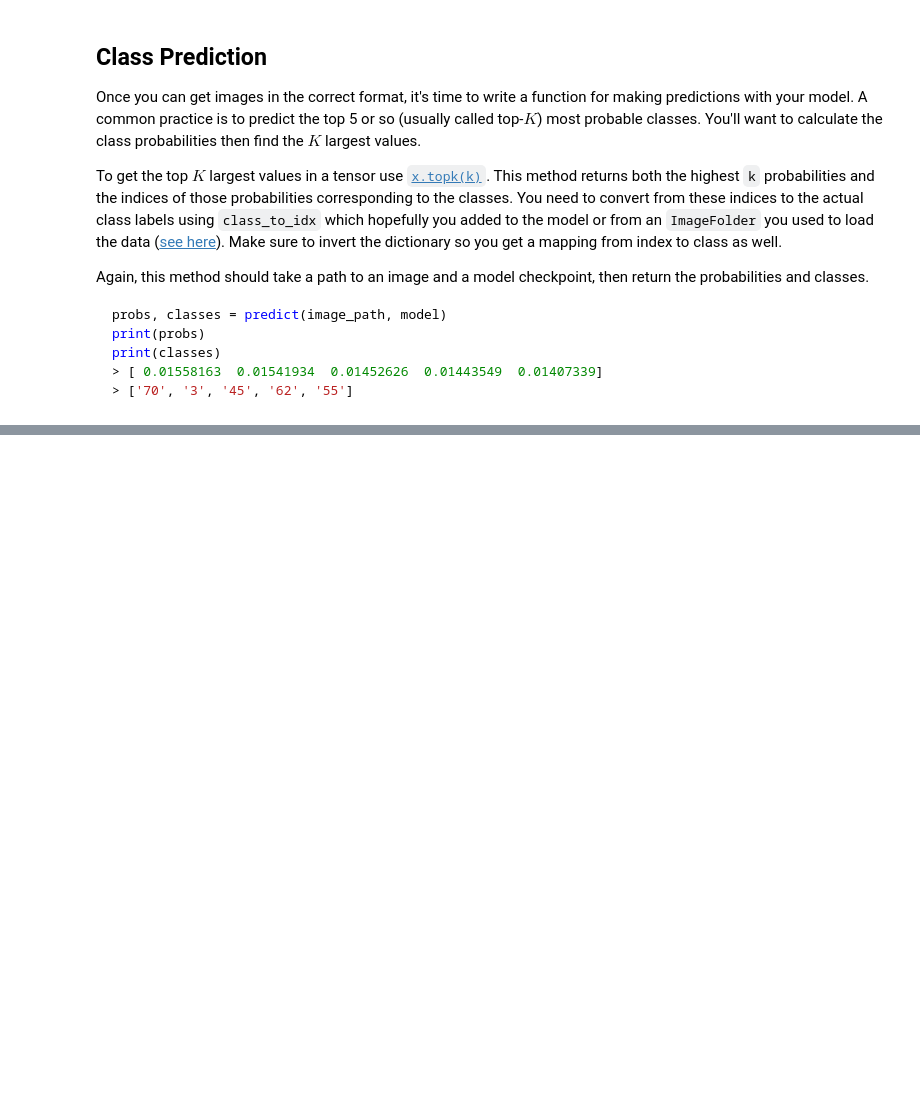
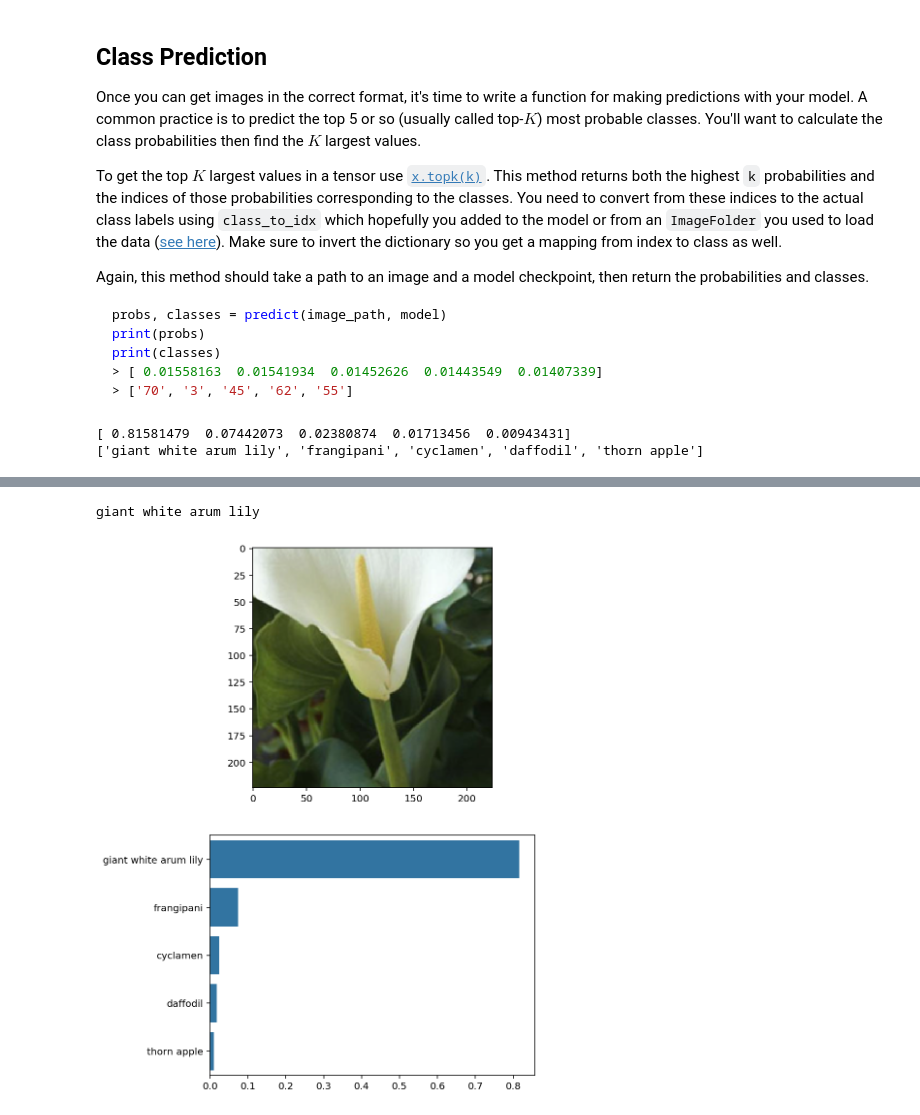
Before and after one commit to megha14/Flower-Classifier, a Jupyter notebook: Image Classifier Project.ipynb, the cells around one changed output, grey strips where cells are left out. Drawn from its saved outputs; the diff is of its cells as text; code cells hidden in the pictures; blank space fills up the shorter version.

```diff
--- a/Image Classifier Project.ipynb
+++ b/Image Classifier Project.ipynb
@@ -170,6 +422,30 @@ def predict(image_path, model, topk=5):
     '''
 
     # TODO: Implement the code to predict the class from an image file
+    model.to('cpu')
+    img = process_image(image_path).unsqueeze_(0).float()
+    model.eval()
+    with torch.no_grad():
+        output = model.forward(img)
+        ps = torch.exp(output)
+
+    probabilities, indices = torch.topk(ps, topk)
+    probs = np.array(probabilities.data[0])
+    inds = np.array(indices.data[0])
+
+    idx_to_class = {idx:c for c,idx in model.class_to_idx.items()}
+    classes = [idx_to_class[i] for i in inds]
+    labels = [cat_to_name[c] for c in classes]
+
+    return probs, labels
+# %%
+image_path = "flowers/test/20/image_04910.jpg"
+probs, classes = predict(image_path, model)
+print(probs)
+print(classes)
+# %% [output]
+[ 0.81581479  0.07442073  0.02380874  0.01713456  0.00943431]
+['giant white arum lily', 'frangipani', 'cyclamen', 'daffodil', 'thorn apple']
 # %% [markdown]
 ## Sanity Checking
 
@@ -182,0 +457,27 @@ You can convert from the class integer encoding to actual flower names with the
+# %%
+# TODO: Display an image along with the top 5 classes
+image_path = "flowers/test/20/image_04910.jpg"
+
+# Set up plot
+plt.figure(figsize = (6,10))
+ax = plt.subplot(2,1,1)
+
+# Set up title
+flower_id = image_path.split('/')[2]
+title_img = cat_to_name[flower_id]
+print(title_img)
+
+# Plot flower
+img = process_image(image_path)
+imshow(img, ax, title = title_img);
+
+# Make prediction
+probs, classes = predict(image_path, model)
+
+# Plot bar chart
+plt.subplot(2,1,2)
+sns.barplot(x=probs, y=classes, color=sns.color_palette()[0]);
+plt.show()
+# %% [output]
+giant white arum lily
+[figure, added]
```
Also changed, not shown: parts of 24 cells of this notebook.
